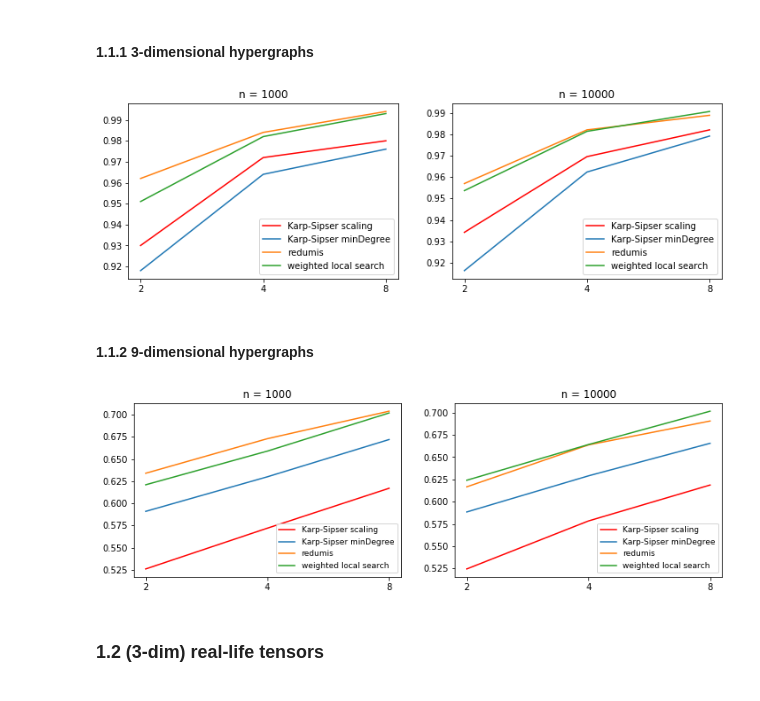
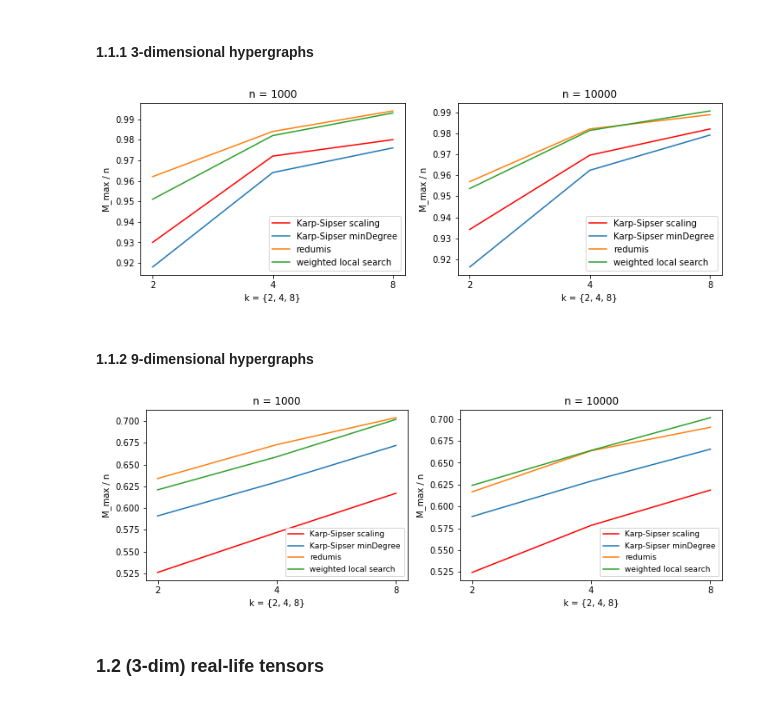
Before and after one commit to suomika/HyperMatch, a Jupyter notebook: results/HyperMatch.ipynb, the cells around one changed output. Saved outputs shown, nothing was run; the diff lists cells and outputs as text; code cells hidden in the pictures.

```diff
--- a/results/HyperMatch.ipynb
+++ b/results/HyperMatch.ipynb
@@ -42,6 +42,8 @@ plt.plot(kout, redumis_3dim_n1, label="redumis")
 plt.plot(kout, wls_3dim_nl, label="weighted local search")
 plt.legend(loc="lower right")
 plt.title('n = 1000')
+plt.xlabel('k = {2, 4, 8}')
+plt.ylabel('M_max / n')
 
 plt.subplot(222)
 plt.plot(kout, kss_3dim_n2, 'r', label="Karp-Sipser scaling")
@@ -50,10 +52,12 @@ plt.plot(kout, redumis_3dim_n2, label="redumis")
 plt.plot(kout, wls_3dim_n2, label="weighted local search")
 plt.legend(loc="lower right")
 plt.title('n = 10000')
+plt.xlabel('k = {2, 4, 8}')
+plt.ylabel('M_max / n')
 
 plt.show()
 # %% [output]
-[figure, old version]
+[figure, new version]
 # %% [markdown]
 #### 1.1.2 9-dimensional hypergraphs
 # %%
@@ -61,34 +65,38 @@ plt.show()
 ksmd_9dim_n1 = [591/n1, 630/n1, 672/n1]
 kss_9dim_n1 = [526/n1, 572/n1, 617/n1]
 redumis_9dim_n1 = [634/n1, 673/n1, 704/n1]
 wls_9dim_nl = [621/n1, 659/n1, 702/n1]
 
 ksmd_9dim_n2 = [5885/n2, 6290/n2, 6655/n2]
 kss_9dim_n2 = [5246/n2, 5784/n2, 6187/n2]
 redumis_9dim_n2 = [6167/n2, 6637/n2, 6905/n2]
 wls_9dim_n2 = [6241/n2, 6641/n2, 7015/n2]
 
 plt.figure(figsize=(12, 8))
 
 plt.subplot(221)
 plt.plot(kout, kss_9dim_n1, 'r',  label="Karp-Sipser scaling")
 plt.plot(kout, ksmd_9dim_n1, label="Karp-Sipser minDegree")
 plt.plot(kout, redumis_9dim_n1, label="redumis")
 plt.plot(kout, wls_9dim_nl, label="weighted local search")
 plt.legend(loc="lower right", prop={'size': 9})
 plt.title('n = 1000')
+plt.xlabel('k = {2, 4, 8}')
+plt.ylabel('M_max / n')
 
 plt.subplot(222)
 plt.plot(kout, kss_9dim_n2, 'r', label="Karp-Sipser scaling")
 plt.plot(kout, ksmd_9dim_n2, label="Karp-Sipser minDegree")
 plt.plot(kout, redumis_9dim_n2, label="redumis")
 plt.plot(kout, wls_9dim_n2, label="weighted local search")
 plt.legend(loc="lower right", prop={'size': 9})
 plt.title('n = 10000')
+plt.xlabel('k = {2, 4, 8}')
+plt.ylabel('M_max / n')
 
 plt.show()
 # %% [output]
-[figure, old version]
+[figure, new version]
 # %% [markdown]
 ### 1.2 (3-dim) real-life tensors
 # %% [markdown]
```
Also changed, not shown: parts of 2 cells of this notebook.
